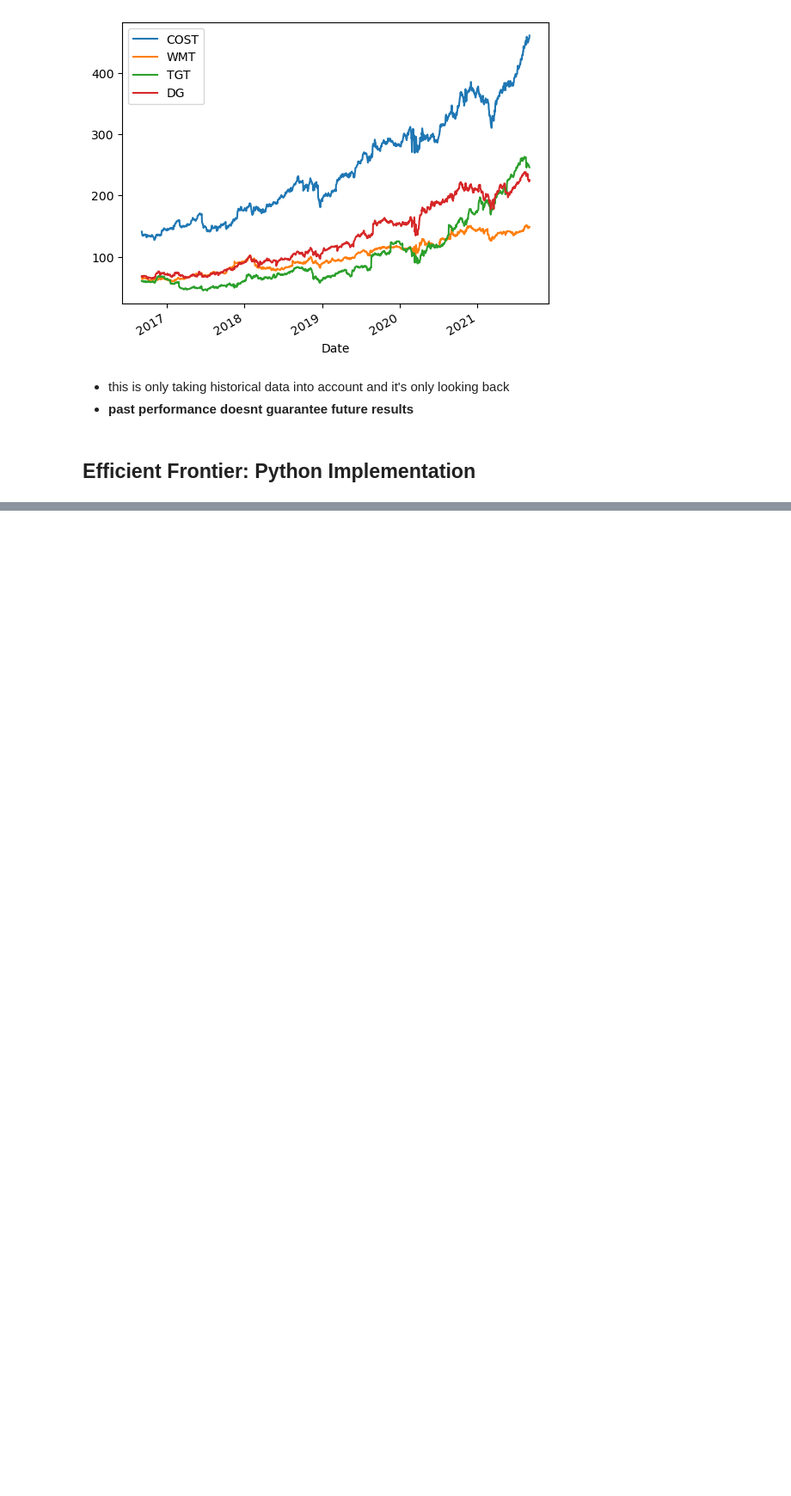
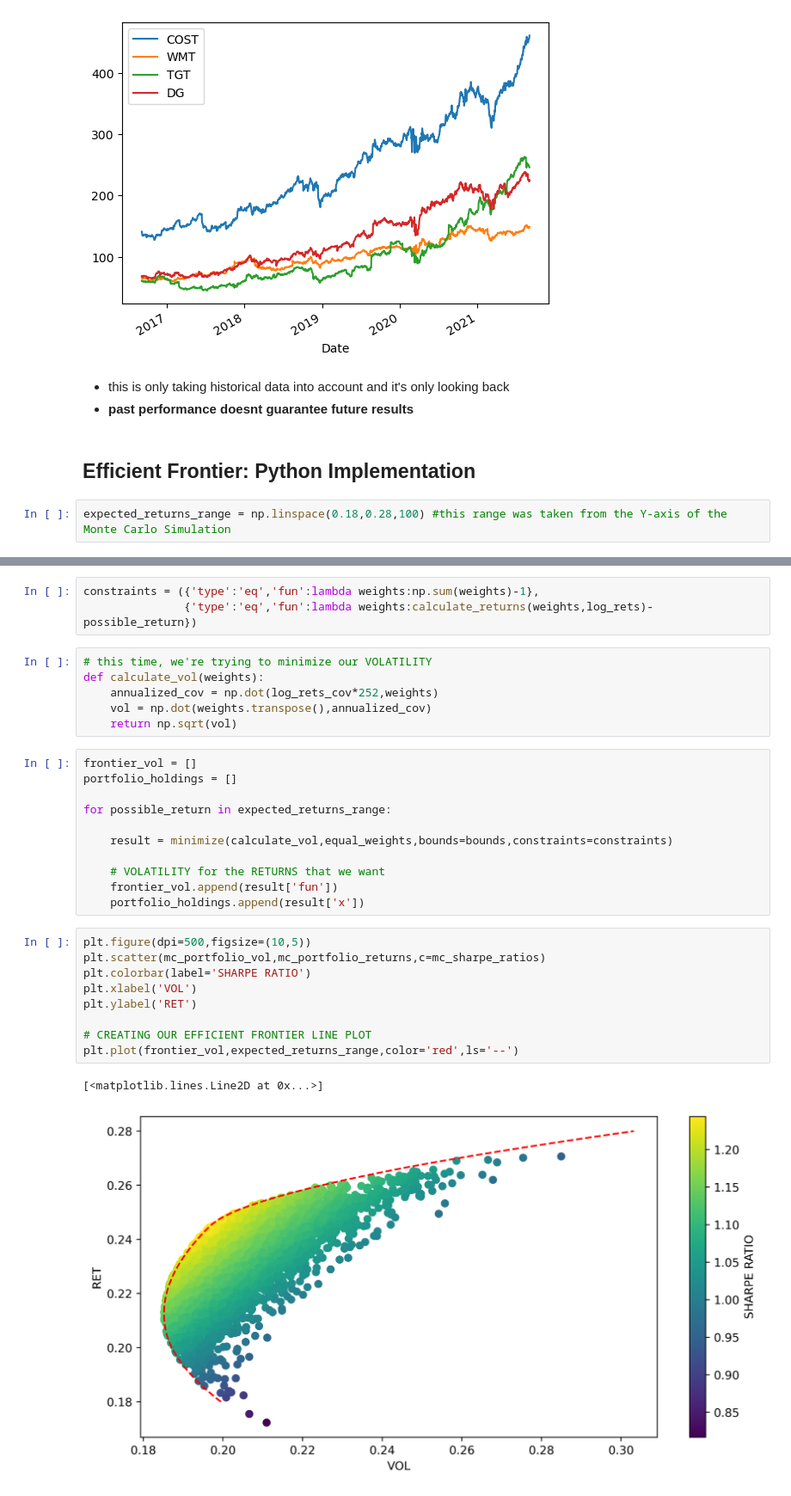
Before and after one commit to iliaaz101/Algorithmic-Trading-Python, a Jupyter notebook: Notes07.ipynb, the cells around one changed output, grey strips where cells are left out. Shown at 86% size. Drawn from its saved outputs; the diff is of its cells as text; blank space fills up the shorter version.

```diff
--- a/Notes07.ipynb
+++ b/Notes07.ipynb
@@ -778,3 +778,5 @@ retail.plot()
 - **past performance doesnt guarantee future results**
 # %% [markdown]
 ## Efficient Frontier: Python Implementation
+# %%
+expected_returns_range = np.linspace(0.18,0.28,100) #this range was taken from the Y-axis of the Monte Carlo Simulation
@@ -780,0 +806,32 @@ retail.plot()
+# %%
+constraints = ({'type':'eq','fun':lambda weights:np.sum(weights)-1},
+               {'type':'eq','fun':lambda weights:calculate_returns(weights,log_rets)-possible_return})
+# %%
+# this time, we're trying to minimize our VOLATILITY
+def calculate_vol(weights):
+    annualized_cov = np.dot(log_rets_cov*252,weights)
+    vol = np.dot(weights.transpose(),annualized_cov)
+    return np.sqrt(vol)
+# %%
+frontier_vol = []
+portfolio_holdings = []
+
+for possible_return in expected_returns_range:
+
+    result = minimize(calculate_vol,equal_weights,bounds=bounds,constraints=constraints)
+
+    # VOLATILITY for the RETURNS that we want
+    frontier_vol.append(result['fun'])
+    portfolio_holdings.append(result['x'])
+# %%
+plt.figure(dpi=500,figsize=(10,5))
+plt.scatter(mc_portfolio_vol,mc_portfolio_returns,c=mc_sharpe_ratios)
+plt.colorbar(label='SHARPE RATIO')
+plt.xlabel('VOL')
+plt.ylabel('RET')
+
+# CREATING OUR EFFICIENT FRONTIER LINE PLOT
+plt.plot(frontier_vol,expected_returns_range,color='red',ls='--')
+# %% [output]
+[<matplotlib.lines.Line2D at 0x...>]
+[figure, added]
```
Also changed, not shown: parts of 9 cells of this notebook.
